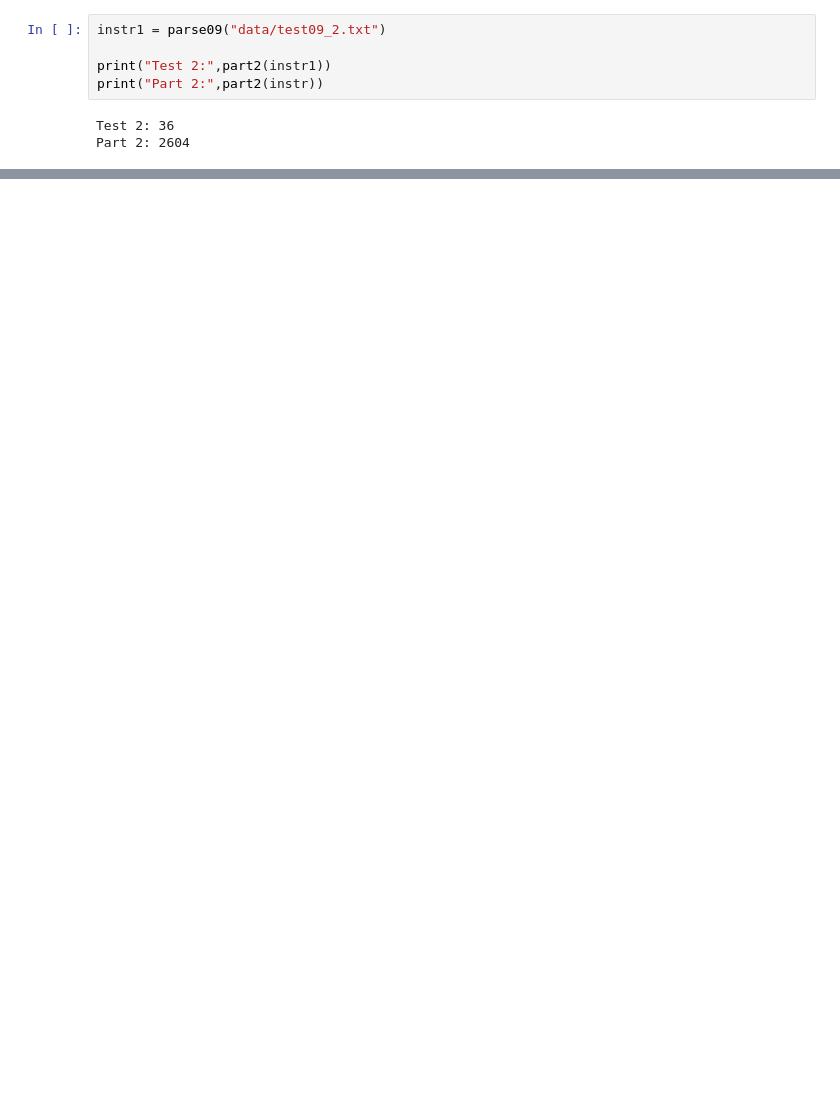
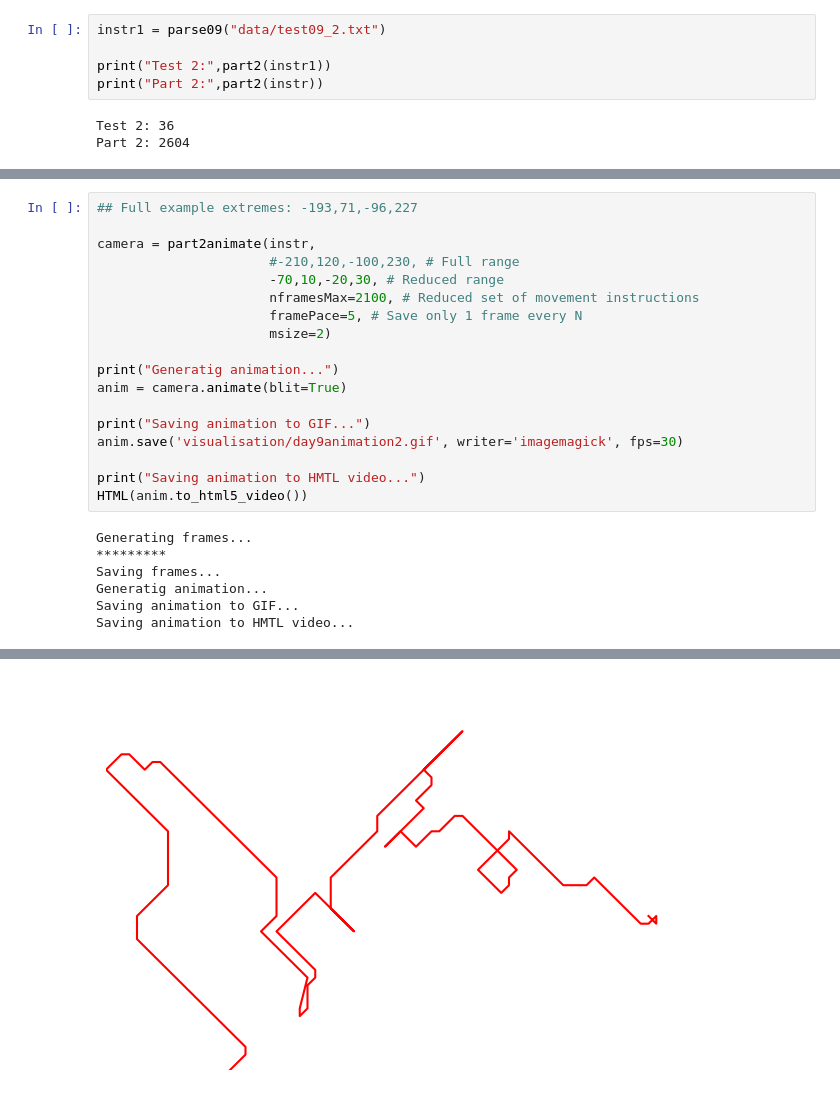
Before and after one commit to marcodelmastro/AdventOfCode2022, a Jupyter notebook: Day09.ipynb, the cells around one changed output, grey strips where cells are left out. Drawn from its saved outputs; the diff is of its cells as text; blank space fills up the shorter version.

```diff
--- a/Day09.ipynb
+++ b/Day09.ipynb
@@ -97,0 +178,25 @@ Part 2: 2604
+# %%
+## Full example extremes: -193,71,-96,227
+
+camera = part2animate(instr,
+                      #-210,120,-100,230, # Full range
+                      -70,10,-20,30, # Reduced range
+                      nframesMax=2100, # Reduced set of movement instructions
+                      framePace=5, # Save only 1 frame every N
+                      msize=2)
+
+print("Generatig animation...")
+anim = camera.animate(blit=True)
+
+print("Saving animation to GIF...")
+anim.save('visualisation/day9animation2.gif', writer='imagemagick', fps=30)
+
+print("Saving animation to HMTL video...")
+HTML(anim.to_html5_video())
+# %% [output]
+Generating frames...
+*********
+Saving frames...
+Generatig animation...
+Saving animation to GIF...
+Saving animation to HMTL video...
@@ -97,0 +204 @@ Part 2: 2604
+[figure, added]
```
Also changed, not shown: parts of 5 cells of this notebook, 2 other files.
